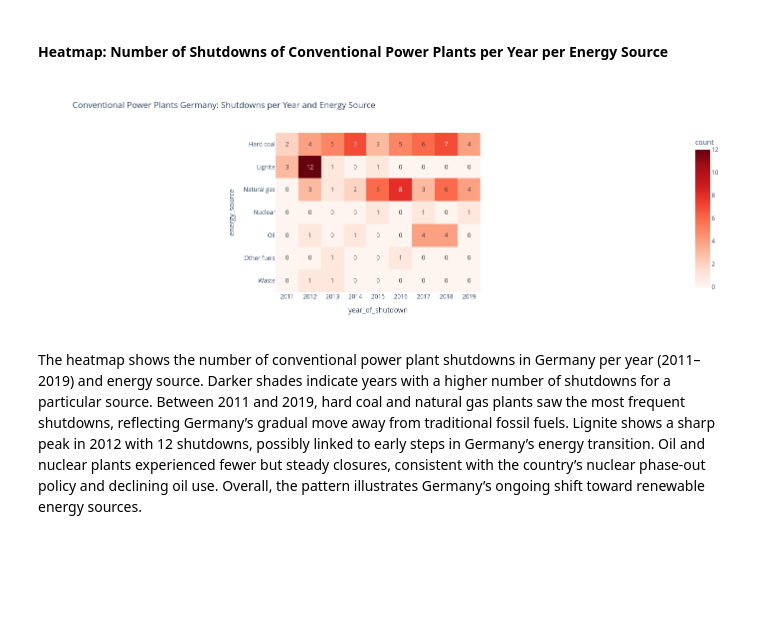
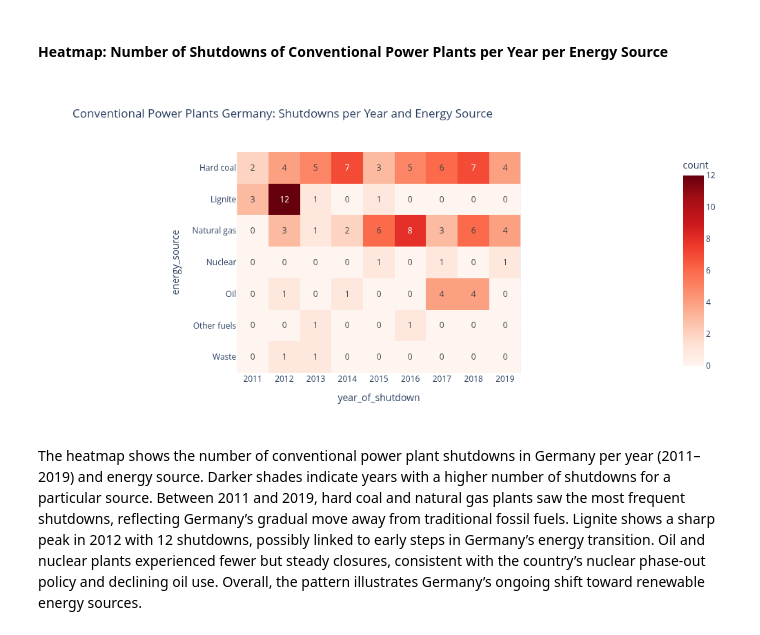
Before and after one commit to lilalaser/Work_in_Progress-Python_EDA_German_Power_Plants, a Jupyter notebook: Notebook_EDA_German_Power_Plants.ipynb, the cells around one changed output. Cells and saved outputs as stored; diff of their text form; code cells hidden in the pictures; blank space fills up the shorter version.

```diff
--- a/Notebook_EDA_German_Power_Plants.ipynb
+++ b/Notebook_EDA_German_Power_Plants.ipynb
@@ -905,19 +923,19 @@ By the 2020s, new installations dropped sharply across all fuels, indicating a c
 # %%
 # Create a heatmap displaying the amount of shutdowns per year and energy source
 conv_shutdown_plants.columns
 conv_pivot_shutdown_plants
 fig = px.imshow(
     conv_pivot_shutdown_plants,
     labels=dict(x='year_of_shutdown', y='energy_source', color='count'),
     color_continuous_scale="Reds",
     title='Conventional Power Plants Germany: Shutdowns per Year and Energy Source',
     text_auto = True
 )
 fig.update_xaxes(type='category')
 fig.update_layout(width=1000, height=500)
-fig.show()
+show_fig(fig)
 # %% [output]
-[figure, old version]
+[figure, new version]
 # %% [markdown]
 The heatmap shows the number of conventional power plant shutdowns in Germany per year (2011–2019) and energy source. Darker shades indicate years with a higher number of shutdowns for a particular source.
 Between 2011 and 2019, hard coal and natural gas plants saw the most frequent shutdowns, reflecting Germany’s gradual move away from traditional fossil fuels. Lignite shows a sharp peak in 2012 with 12 shutdowns, possibly linked to early steps in Germany’s energy transition.
```
Also changed, not shown: parts of 53 cells of this notebook.
